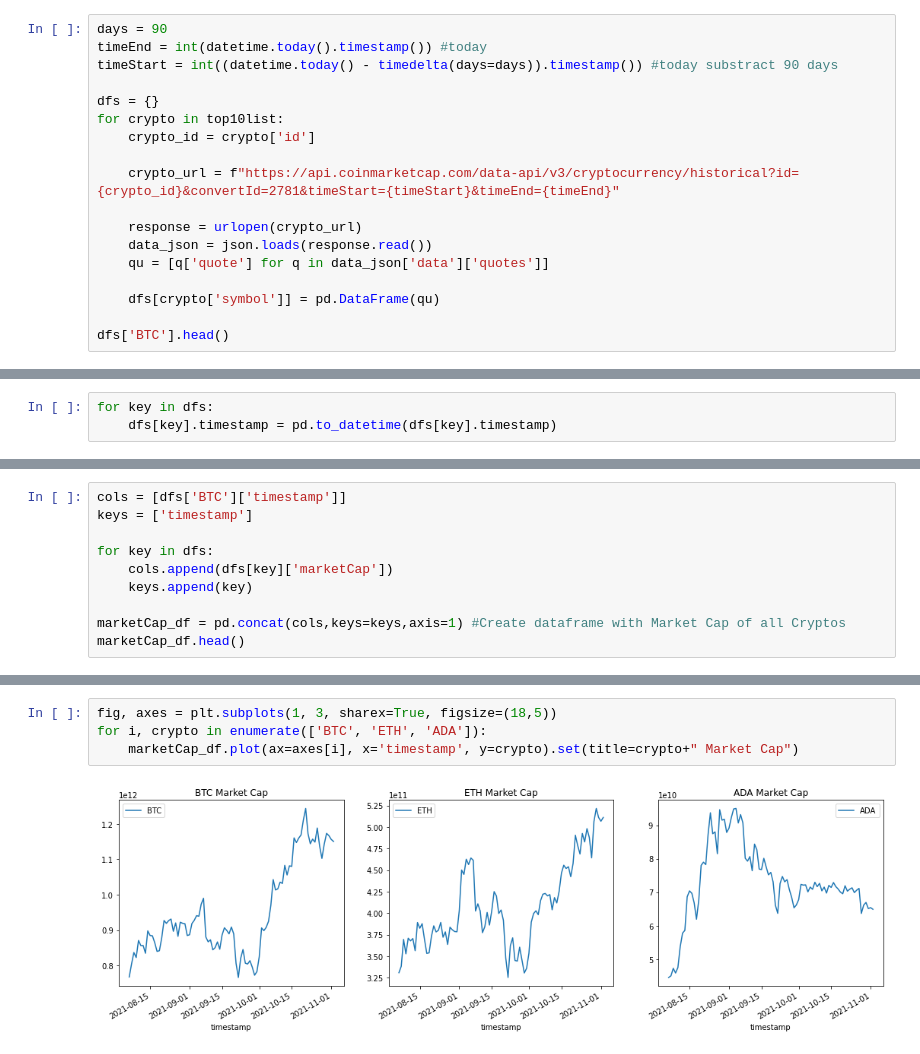
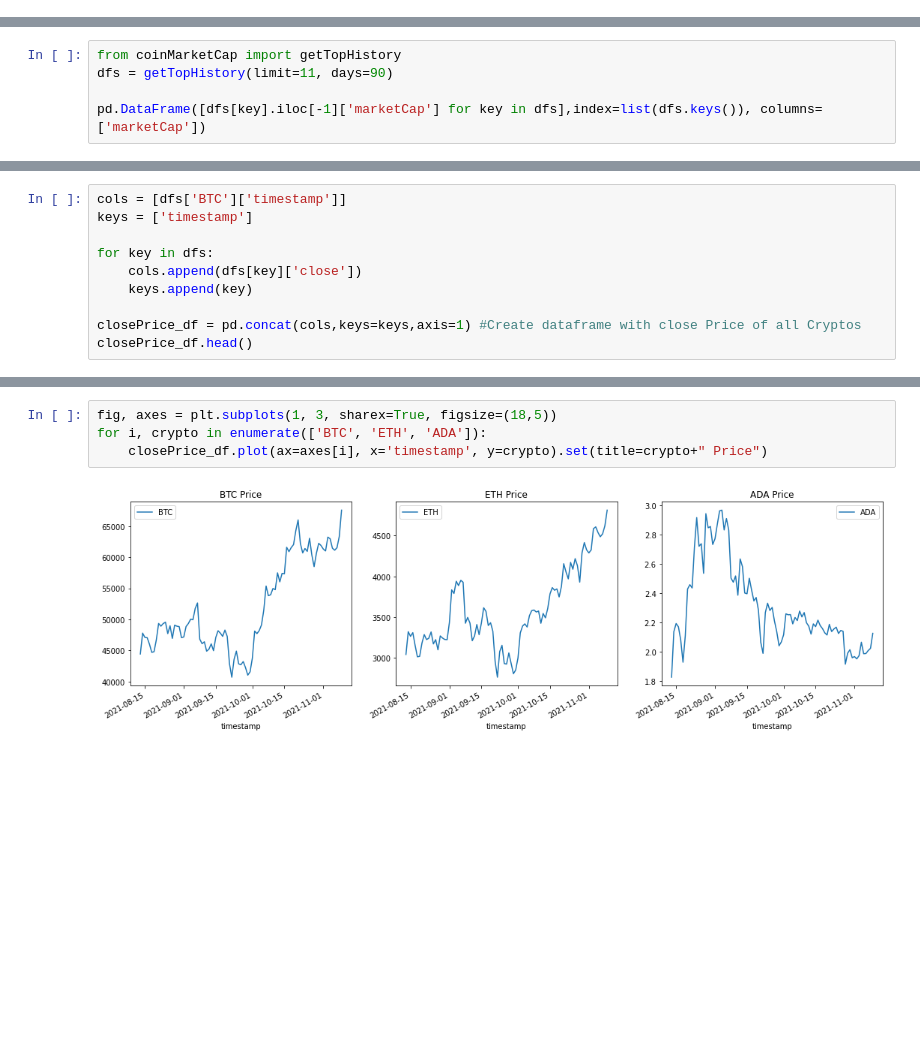
Before and after one commit to webostap/NIR, a Jupyter notebook: crypto_history.ipynb, the cells around one changed output, grey strips where cells are left out. Drawn from its saved outputs; the diff is of its cells as text; blank space fills up the shorter version.

```diff
--- a/crypto_history.ipynb
+++ b/crypto_history.ipynb
@@ -34,18 +7,0 @@ top10list
-# %%
-days = 90
-timeEnd = int(datetime.today().timestamp()) #today
-timeStart = int((datetime.today() - timedelta(days=days)).timestamp()) #today substract 90 days
-
-dfs = {}
-for crypto in top10list:
-    crypto_id = crypto['id']
-
-    crypto_url = f"https://api.coinmarketcap.com/data-api/v3/cryptocurrency/historical?id={crypto_id}&convertId=2781&timeStart={timeStart}&timeEnd={timeEnd}"
-
-    response = urlopen(crypto_url)
-    data_json = json.loads(response.read())
-    qu = [q['quote'] for q in data_json['data']['quotes']]
-
-    dfs[crypto['symbol']] = pd.DataFrame(qu)
-
-dfs['BTC'].head()
@@ -61,3 +8,5 @@ dfs['BTC'].head()
-# %%
-for key in dfs:
-    dfs[key].timestamp = pd.to_datetime(dfs[key].timestamp)
+# %%
+from coinMarketCap import getTopHistory
+dfs = getTopHistory(limit=11, days=90)
+
+pd.DataFrame([dfs[key].iloc[-1]['marketCap'] for key in dfs],index=list(dfs.keys()), columns=['marketCap'])
@@ -68,9 +30,9 @@ cols = [dfs['BTC']['timestamp']]
 keys = ['timestamp']
 
 for key in dfs:
-    cols.append(dfs[key]['marketCap'])
+    cols.append(dfs[key]['close'])
     keys.append(key)
 
-marketCap_df = pd.concat(cols,keys=keys,axis=1) #Create dataframe with Market Cap of all Cryptos
-marketCap_df.head()
+closePrice_df = pd.concat(cols,keys=keys,axis=1) #Create dataframe with close Price of all Cryptos
+closePrice_df.head()
 # %% [output]
@@ -94,6 +56,6 @@ sns.heatmap(spearman_corr,ax=ax2, annot=True).set(title="Spearman correlation by
 # %%
 fig, axes = plt.subplots(1, 3, sharex=True, figsize=(18,5))
 for i, crypto in enumerate(['BTC', 'ETH', 'ADA']):
-    marketCap_df.plot(ax=axes[i], x='timestamp', y=crypto).set(title=crypto+" Market Cap")
+    closePrice_df.plot(ax=axes[i], x='timestamp', y=crypto).set(title=crypto+" Price")
 # %% [output]
-[figure, old version]
+[figure, new version]
```
Also changed, not shown: parts of 10 cells of this notebook, 1 other file.
